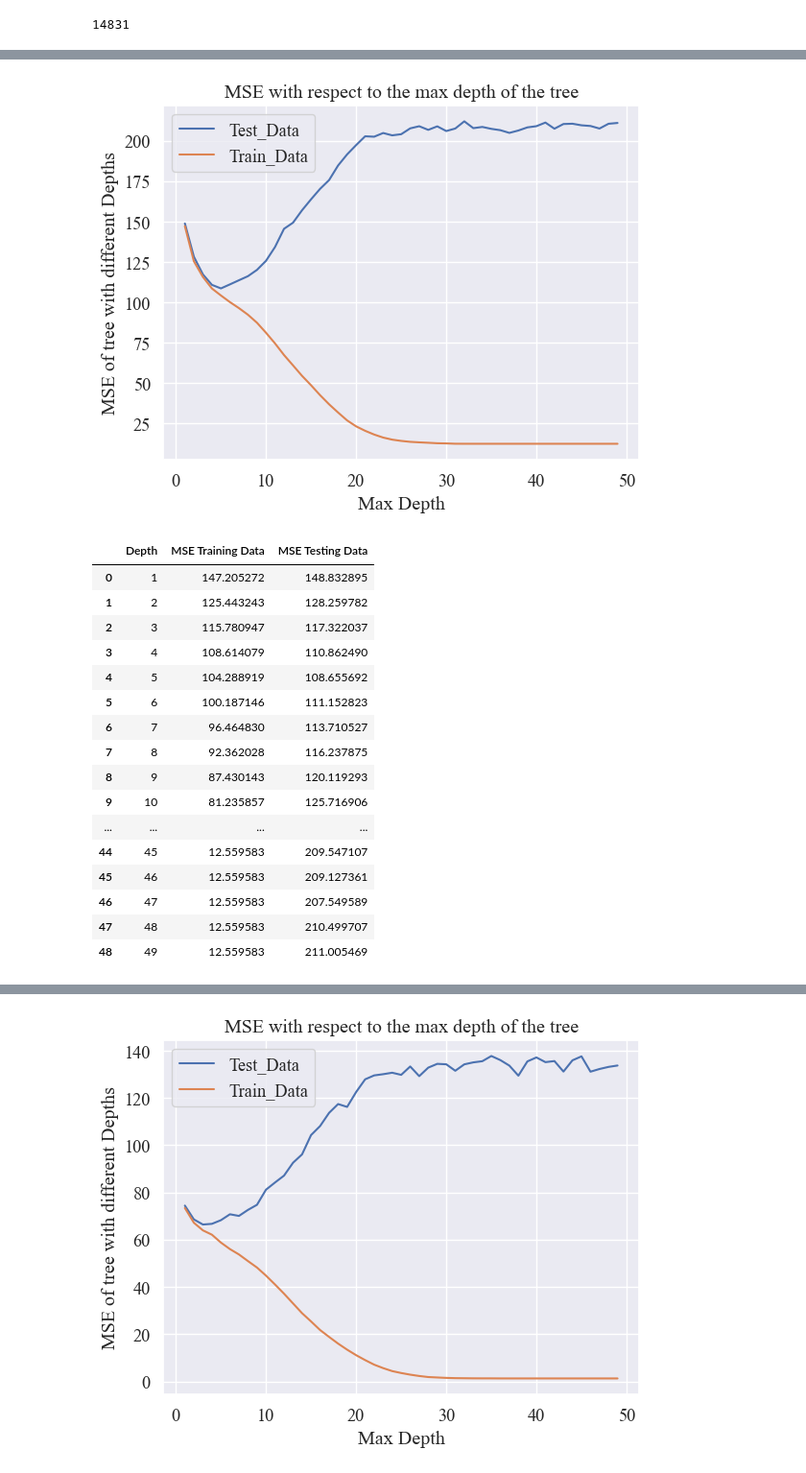
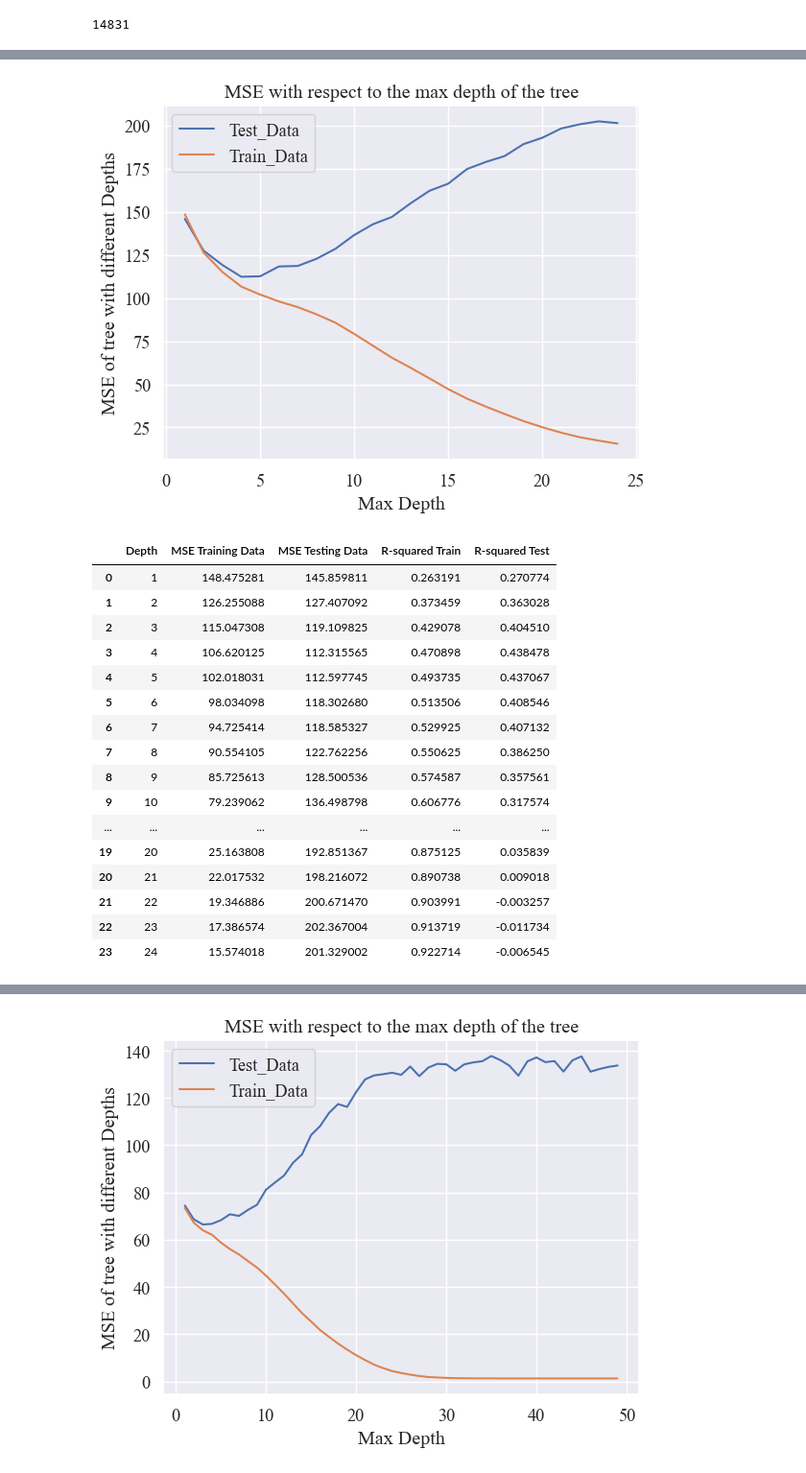
Before and after one commit to farrukh-ahmed/Case-Studies---Project-1, a Jupyter notebook: Notebooks/Week03-Data_preparation-Farrukh.ipynb, the cells around one changed output, grey strips where cells are left out. Shown at 96% size. Cells and saved outputs as stored; diff of their text form; code cells hidden in the pictures.

```diff
--- a/Notebooks/Week03-Data_preparation-Farrukh.ipynb
+++ b/Notebooks/Week03-Data_preparation-Farrukh.ipynb
@@ -304,3 +304,7 @@ X = new_df[features]
 y = new_df['messwert_bp_sys']
 
 X_train, X_test, y_train, y_test = train_test_split(X, y, test_size=0.33)
+# %%
+regression_model = DecisionTreeRegressor(criterion="squared_error",max_depth=4)
+regression_model.fit(X_train,y_train)
+regression_model.score(X_test,y_test)
@@ -307,5 +313,5 @@ X_train, X_test, y_train, y_test = train_test_split(X, y, test_size=0.33)
 # %%
-y_pred_sys_1 = dtree_sys_1.predict(X_test)
+#y_pred_sys_1 = dtree_sys_1.predict(X_test)
 
 fig = plt.figure()
 ax0 = fig.add_subplot(111)
@@ -315,7 +321,7 @@ RMSE_test = []
 
 mse_rows = []
 
-for i in range(1,50):
+for i in range(1,25):
     regression_model = DecisionTreeRegressor(criterion="squared_error",max_depth=i)
     regression_model.fit(X_train,y_train)
     predicted_train = regression_model.predict(X_train)
@@ -324,13 +330,16 @@ for i in range(1,50):
     RMSE_train.append(mse_train)
     mse_test = mean_squared_error(y_test,predicted_test)
     RMSE_test.append(mse_test)
-    mse_rows.append([i,mse_train,mse_test])
+    rsquared_test = regression_model.score(X_test,y_test)
+    rsquared_train = regression_model.score(X_train, y_train)
+
+    mse_rows.append([i,mse_train,mse_test,rsquared_train,rsquared_test])
 
 
 
-df_mse = pd.DataFrame(mse_rows, columns=["Depth", "MSE Training Data","MSE Testing Data"])
-ax0.plot(range(1,50),RMSE_test,label='Test_Data')
-ax0.plot(range(1,50),RMSE_train,label='Train_Data')
+df_mse = pd.DataFrame(mse_rows, columns=["Depth", "MSE Training Data","MSE Testing Data","R-squared Train","R-squared Test"])
+ax0.plot(range(1,25),RMSE_test,label='Test_Data')
+ax0.plot(range(1,25),RMSE_train,label='Train_Data')
 ax0.legend()
 ax0.set_title('MSE with respect to the max depth of the tree')
 ax0.set_xlabel('Max Depth')
@@ -368,56 +378,59 @@ X_train, X_test, y_train, y_test = train_test_split(X, y, test_size=0.33)
 # %%
 fig = plt.figure()
 ax0 = fig.add_subplot(111)
 
 RMSE_train = []
 RMSE_test = []
 
 mse_rows = []
 
-for i in range(1,50):
+for i in range(1,25):
     regression_model = DecisionTreeRegressor(criterion="squared_error",max_depth=i)
     regression_model.fit(X_train,y_train)
     predicted_train = regression_model.predict(X_train)
     predicted_test = regression_model.predict(X_test)
     mse_train = mean_squared_error(y_train,predicted_train)
     RMSE_train.append(mse_train)
     mse_test = mean_squared_error(y_test,predicted_test)
     RMSE_test.append(mse_test)
-    mse_rows.append([i,mse_train,mse_test])
+    rsquared_test = regression_model.score(X_test,y_test)
+    rsquared_train = regression_model.score(X_train, y_train)
+
+    mse_rows.append([i,mse_train,mse_test,rsquared_train,rsquared_test])
 
 
 
-df_mse = pd.DataFrame(mse_rows, columns=["Depth", "MSE Training Data","MSE Testing Data"])
-ax0.plot(range(1,50),RMSE_test,label='Test_Data')
-ax0.plot(range(1,50),RMSE_train,label='Train_Data')
+df_mse = pd.DataFrame(mse_rows, columns=["Depth", "MSE Training Data","MSE Testing Data","R-squared Train","R-squared Test"])
+ax0.plot(range(1,25),RMSE_test,label='Test_Data')
+ax0.plot(range(1,25),RMSE_train,label='Train_Data')
 ax0.legend()
 ax0.set_title('MSE with respect to the max depth of the tree')
 ax0.set_xlabel('Max Depth')
 ax0.set_ylabel('MSE of tree with different Depths')
 plt.show()
 # %% [output]
-[figure, old version]
+[figure, new version]
 # %%
-df_mse = pd.DataFrame(mse_rows, columns=["Depth", "MSE Training Data","MSE Testing Data"])
+df_mse = pd.DataFrame(mse_rows, columns=["Depth", "MSE Training Data","MSE Testing Data","R-squared Train","R-squared Test"])
 df_mse
 # %% [output]
-|  | Depth | MSE Training Data | MSE Testing Data |
-| 0 | 1 | 147.205272 | 148.832895 |
-| 1 | 2 | 125.443243 | 128.259782 |
-| 2 | 3 | 115.780947 | 117.322037 |
-| 3 | 4 | 108.614079 | 110.862490 |
-| 4 | 5 | 104.288919 | 108.655692 |
-| 5 | 6 | 100.187146 | 111.152823 |
-| 6 | 7 | 96.464830 | 113.710527 |
-| 7 | 8 | 92.362028 | 116.237875 |
-| 8 | 9 | 87.430143 | 120.119293 |
-| 9 | 10 | 81.235857 | 125.716906 |
-| ... | ... | ... | ... |
-| 44 | 45 | 12.559583 | 209.547107 |
-| 45 | 46 | 12.559583 | 209.127361 |
-| 46 | 47 | 12.559583 | 207.549589 |
-| 47 | 48 | 12.559583 | 210.499707 |
-| 48 | 49 | 12.559583 | 211.005469 |
+|  | Depth | MSE Training Data | MSE Testing Data | R-squared Train | R-squared Test |
+| 0 | 1 | 148.475281 | 145.859811 | 0.263191 | 0.270774 |
+| 1 | 2 | 126.255088 | 127.407092 | 0.373459 | 0.363028 |
+| 2 | 3 | 115.047308 | 119.109825 | 0.429078 | 0.404510 |
+| 3 | 4 | 106.620125 | 112.315565 | 0.470898 | 0.438478 |
+| 4 | 5 | 102.018031 | 112.597745 | 0.493735 | 0.437067 |
+| 5 | 6 | 98.034098 | 118.302680 | 0.513506 | 0.408546 |
+| 6 | 7 | 94.725414 | 118.585327 | 0.529925 | 0.407132 |
+| 7 | 8 | 90.554105 | 122.762256 | 0.550625 | 0.386250 |
+| 8 | 9 | 85.725613 | 128.500536 | 0.574587 | 0.357561 |
+| 9 | 10 | 79.239062 | 136.498798 | 0.606776 | 0.317574 |
+| ... | ... | ... | ... | ... | ... |
+| 19 | 20 | 25.163808 | 192.851367 | 0.875125 | 0.035839 |
+| 20 | 21 | 22.017532 | 198.216072 | 0.890738 | 0.009018 |
+| 21 | 22 | 19.346886 | 200.671470 | 0.903991 | -0.003257 |
+| 22 | 23 | 17.386574 | 202.367004 | 0.913719 | -0.011734 |
+| 23 | 24 | 15.574018 | 201.329002 | 0.922714 | -0.006545 |
 # %%
 features = ['f','m','Burgenland','Kärnten','Niederösterreich','Oberösterreich','Salzburg','Steiermark','Tirol','Vorarlberg','Wien','is_smoker','have_diabetes','have_cholesterole','hypertension_treatment','messwert_bp_dia','schaetzwert_by_dia','messwert_bp_sys','is_local_resident','65 over','adult','teenager']
 X = new_df[features]
```
Also changed, not shown: parts of 6 cells of this notebook.
